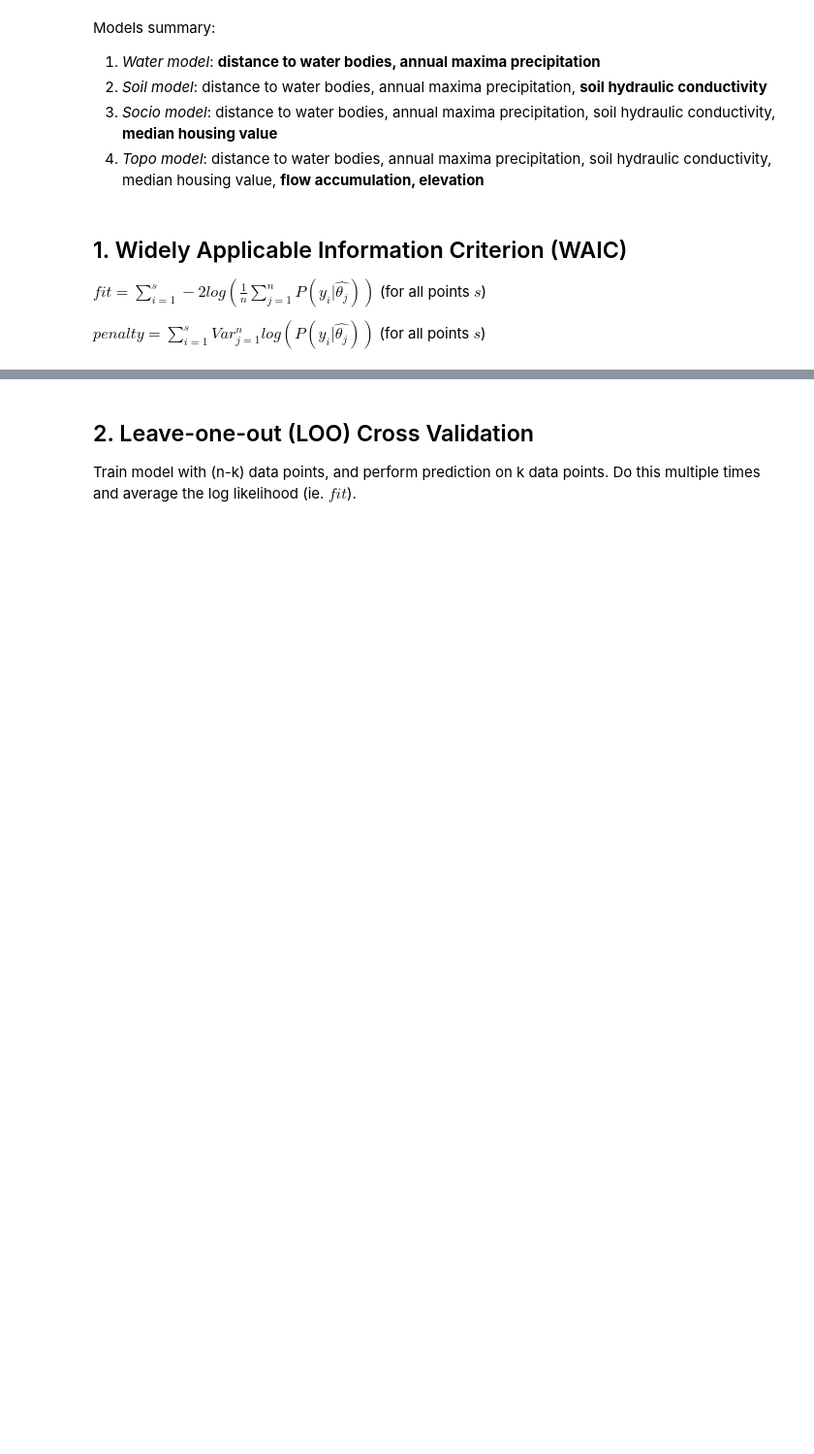
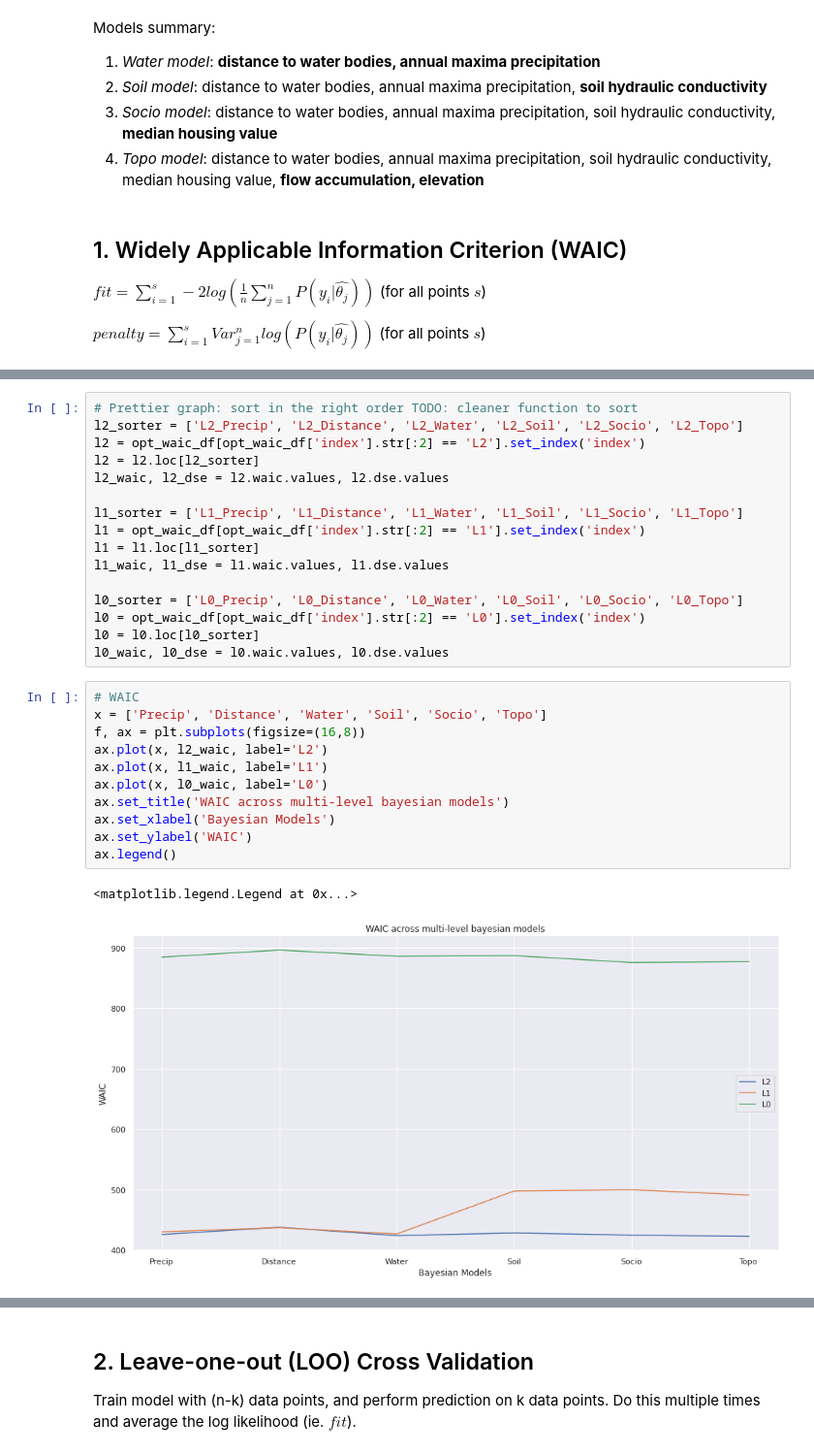
Before and after one commit to juannat7/bayesian_septic, a Jupyter notebook: notebooks/06 goodness_of_fit.ipynb, the cells around one changed output, grey strips where cells are left out. Shown: that part at 97% size. Drawn from its saved outputs; the diff is of its cells as text; blank space fills up the shorter version.

Commit message:
added prettier graph for waic and d-SE analysis

```diff
--- a/notebooks/06 goodness_of_fit.ipynb
+++ b/notebooks/06 goodness_of_fit.ipynb
@@ -147,0 +149,30 @@ Text(0, 0.5, 'WAIC relative error (%)')
+# %%
+# Prettier graph: sort in the right order TODO: cleaner function to sort
+l2_sorter = ['L2_Precip', 'L2_Distance', 'L2_Water', 'L2_Soil', 'L2_Socio', 'L2_Topo']
+l2 = opt_waic_df[opt_waic_df['index'].str[:2] == 'L2'].set_index('index')
+l2 = l2.loc[l2_sorter]
+l2_waic, l2_dse = l2.waic.values, l2.dse.values
+
+l1_sorter = ['L1_Precip', 'L1_Distance', 'L1_Water', 'L1_Soil', 'L1_Socio', 'L1_Topo']
+l1 = opt_waic_df[opt_waic_df['index'].str[:2] == 'L1'].set_index('index')
+l1 = l1.loc[l1_sorter]
+l1_waic, l1_dse = l1.waic.values, l1.dse.values
+
+l0_sorter = ['L0_Precip', 'L0_Distance', 'L0_Water', 'L0_Soil', 'L0_Socio', 'L0_Topo']
+l0 = opt_waic_df[opt_waic_df['index'].str[:2] == 'L0'].set_index('index')
+l0 = l0.loc[l0_sorter]
+l0_waic, l0_dse = l0.waic.values, l0.dse.values
+# %%
+# WAIC
+x = ['Precip', 'Distance', 'Water', 'Soil', 'Socio', 'Topo']
+f, ax = plt.subplots(figsize=(16,8))
+ax.plot(x, l2_waic, label='L2')
+ax.plot(x, l1_waic, label='L1')
+ax.plot(x, l0_waic, label='L0')
+ax.set_title('WAIC across multi-level bayesian models')
+ax.set_xlabel('Bayesian Models')
+ax.set_ylabel('WAIC')
+ax.legend()
+# %% [output]
+<matplotlib.legend.Legend at 0x...>
+[figure, added]
```
Also changed, not shown: parts of 9 cells of this notebook, 1 other file.
